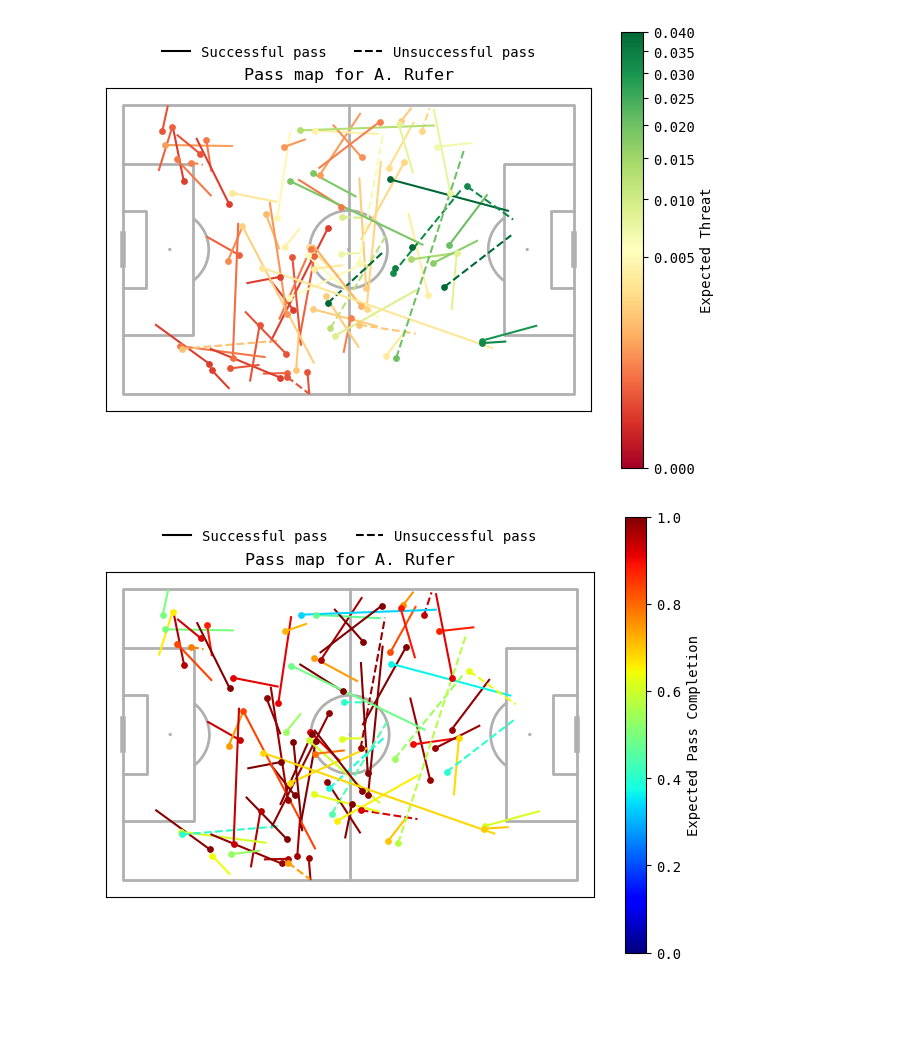
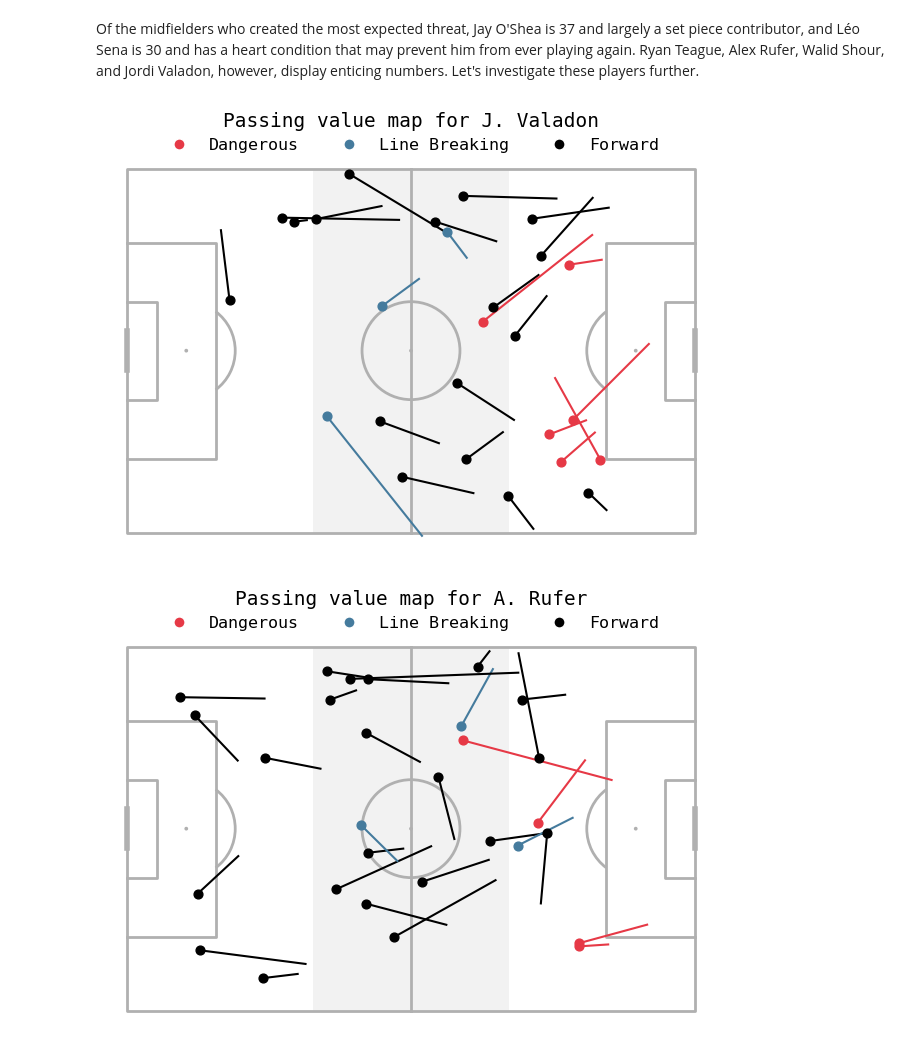
Before and after one commit to nkrackeler30/ASIProj, a Jupyter notebook: Data/ASIProj.ipynb, the cells around one changed output. Saved outputs shown, nothing was run; the diff lists cells and outputs as text; code cells hidden in the pictures; blank space fills up the shorter version.

```diff
--- a/Data/ASIProj.ipynb
+++ b/Data/ASIProj.ipynb
@@ -1440,8 +1336,10 @@ Pitch(pitch_type='skillcorner', half=False, pitch_color='white', line_color='#b0
-# %%
-obj = ASIProjViz(df).get_xthreat_map_viz(51015)
-# %% [output]
-[figure, removed]
-# %%
-obj = PassingStats(df).get_xpass_viz(51015)
-# %% [output]
-[figure, removed]
+# %% [markdown]
+Of the midfielders who created the most expected threat, Jay O'Shea is 37 and largely a set piece contributor, and Léo Sena is 30 and has a heart condition that may prevent him from ever playing again. Ryan Teague, Alex Rufer, Walid Shour, and Jordi Valadon, however, display enticing numbers. Let's investigate these players further.
+# %%
+JVMap = ASIProjViz(df).get_passing_value_map(159688)
+ARMap = ASIProjViz(df).get_passing_value_map(51015)
+RTMap = ASIProjViz(df).get_passing_value_map(157294)
+WSMap = ASIProjViz(df).get_passing_value_map(287934)
+# %% [output]
+[figure, added]
+[figure, added]
```
Also changed, not shown: parts of 25 cells of this notebook.
